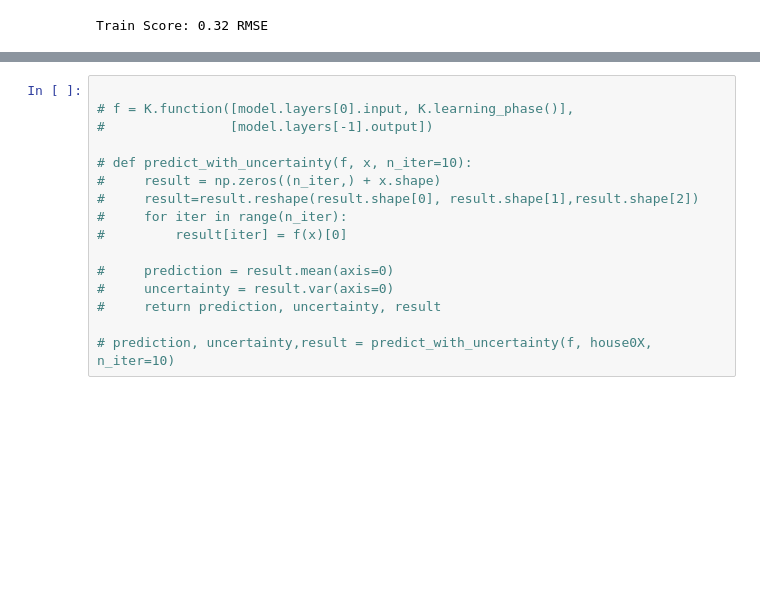
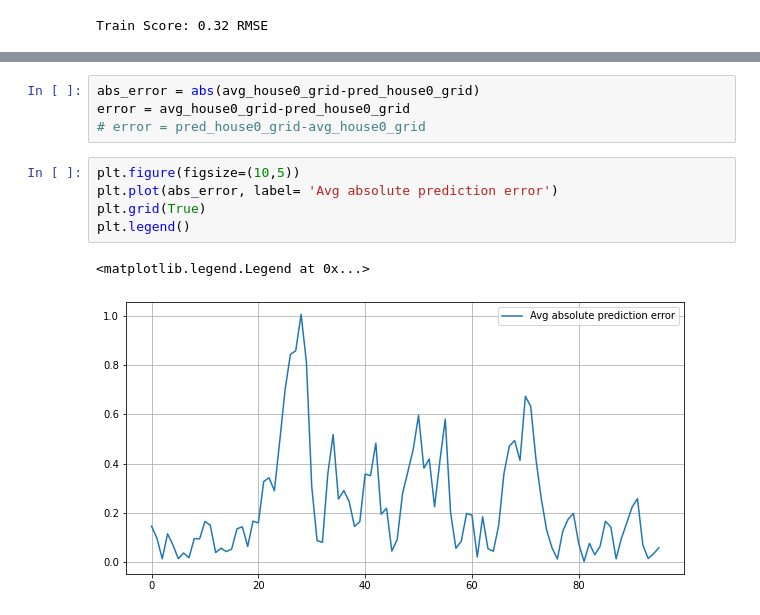
Before and after one commit to Natemen96/ECEMasterProject, a Jupyter notebook: notebooks/Dp1_analysis.ipynb, the cells around one changed output, grey strips where cells are left out. Cells and saved outputs as stored; diff of their text form; blank space fills up the shorter version.

```diff
--- a/notebooks/Dp1_analysis.ipynb
+++ b/notebooks/Dp1_analysis.ipynb
@@ -179,16 +205,12 @@ Train Score: 0.32 RMSE
-# %%
-
-# f = K.function([model.layers[0].input, K.learning_phase()],
-#                [model.layers[-1].output])
-
-# def predict_with_uncertainty(f, x, n_iter=10):
-#     result = np.zeros((n_iter,) + x.shape)
-#     result=result.reshape(result.shape[0], result.shape[1],result.shape[2])
-#     for iter in range(n_iter):
-#         result[iter] = f(x)[0]
-
-#     prediction = result.mean(axis=0)
-#     uncertainty = result.var(axis=0)
-#     return prediction, uncertainty, result
-
-# prediction, uncertainty,result = predict_with_uncertainty(f, house0X, n_iter=10)
+# %%
+abs_error = abs(avg_house0_grid-pred_house0_grid)
+error = avg_house0_grid-pred_house0_grid
+# error = pred_house0_grid-avg_house0_grid
+# %%
+plt.figure(figsize=(10,5))
+plt.plot(abs_error, label= 'Avg absolute prediction error')
+plt.grid(True)
+plt.legend()
+# %% [output]
+<matplotlib.legend.Legend at 0x...>
+[figure, added]
```
Also changed, not shown: parts of 18 cells of this notebook, 6 other files.
